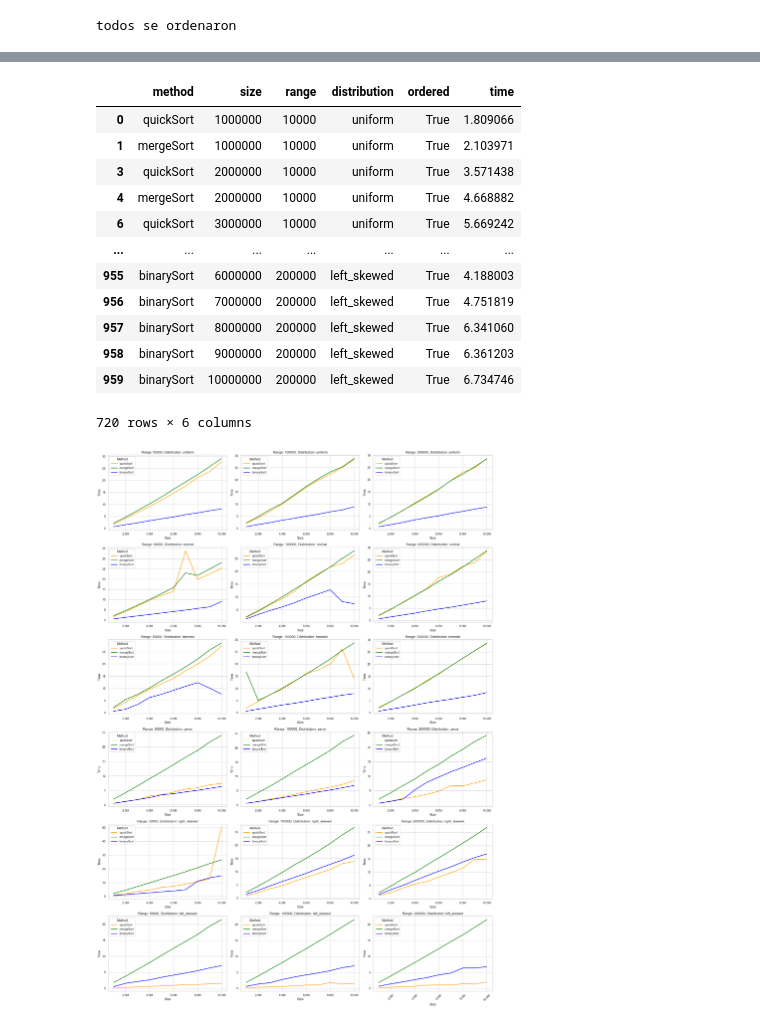
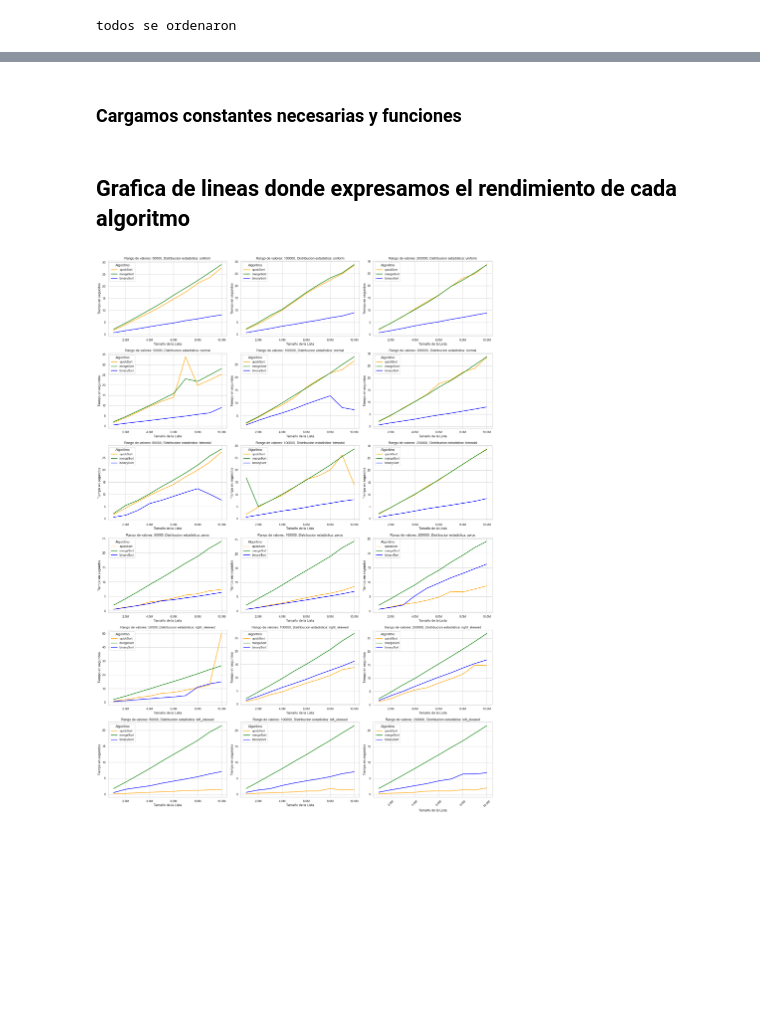
Before and after one commit to ulisac04/publico, a Jupyter notebook: index.ipynb, the cells around one changed output, grey strips where cells are left out. Saved outputs shown, nothing was run; the diff lists cells and outputs as text; code cells hidden in the pictures; blank space fills up the shorter version.

```diff
--- a/index.ipynb
+++ b/index.ipynb
@@ -17,8 +30,3 @@ else:
     print("no se ordenaron todos")
 # %% [output]
 todos se ordenaron
-# %%
-df.drop(['Unnamed: 6', 'Unnamed: 7', 'Unnamed: 8', 'Unnamed: 9'], axis=1, inplace=True)
-# %%
-df = df[df['method'] != 'binarySort']
-df
@@ -39,20 +33,5 @@ df
-# %%
-df['method'] = df['method'].replace('binarySortV2', 'binarySort')
-df
-# %% [output]
-|  | method | size | range | distribution | ordered | time |
-| 0 | quickSort | 1000000 | 10000 | uniform | True | 1.809066 |
-| 1 | mergeSort | 1000000 | 10000 | uniform | True | 2.103971 |
-| 3 | quickSort | 2000000 | 10000 | uniform | True | 3.571438 |
-| 4 | mergeSort | 2000000 | 10000 | uniform | True | 4.668882 |
-| 6 | quickSort | 3000000 | 10000 | uniform | True | 5.669242 |
-| ... | ... | ... | ... | ... | ... | ... |
-| 955 | binarySort | 6000000 | 200000 | left_skewed | True | 4.188003 |
-| 956 | binarySort | 7000000 | 200000 | left_skewed | True | 4.751819 |
-| 957 | binarySort | 8000000 | 200000 | left_skewed | True | 6.341060 |
-| 958 | binarySort | 9000000 | 200000 | left_skewed | True | 6.361203 |
-| 959 | binarySort | 10000000 | 200000 | left_skewed | True | 6.734746 |
-720 rows × 6 columns
+# %% [markdown]
+### Cargamos constantes necesarias y funciones
 # %%
 def format_number(x, pos):
     if x >= 1e6:
@@ -67,39 +46,41 @@ color_map = {
     'mergeSort': 'green',
     'quickSort': 'orange',
 }
+# %% [markdown]
+## Grafica de lineas donde expresamos el rendimiento de cada algoritmo
 # %%
 ranges = [50000, 100000, 200000]
 distributions = ['uniform', 'normal', 'bimodal', 'zeros', 'right_skewed', 'left_skewed']
 
 fig, axs = plt.subplots(6, 3, figsize=(20, 28))
 
 axs = axs.flatten()
 
 ax_index = 0
 
 for dist in distributions:
     for r in ranges:
         filtered_df = df[(df['range'] == r) & (df['distribution'] == dist)]
 
         ax = axs[ax_index]
 
         for method in filtered_df['method'].unique():
             subset = filtered_df[filtered_df['method'] == method]
             ax.plot(subset['size'], subset['time'], label=method,  color=color_map.get(method, 'black'), linewidth=2)
 
 
-        ax.set_xlabel('Size')
-        ax.set_ylabel('Time')
-        ax.set_title(f'Range: {r}, Distribution: {dist}')
-        ax.legend(title='Method')
+        ax.set_xlabel('Tamaño de la Lista')
+        ax.set_ylabel('Tiempo en segundos')
+        ax.set_title(f'Rango de valores: {r}, Distribucion estadistica: {dist}')
+        ax.legend(title='Algoritmo')
         ax.grid(True)
 
         ax.xaxis.set_major_formatter(ticker.FuncFormatter(format_number))
         plt.xticks(rotation=45)
 
         ax_index += 1
 
 plt.tight_layout()
 plt.show()
 # %% [output]
-[figure, old version]
+[figure, new version]
```
Also changed, not shown: parts of 15 cells of this notebook, 5 other files.
